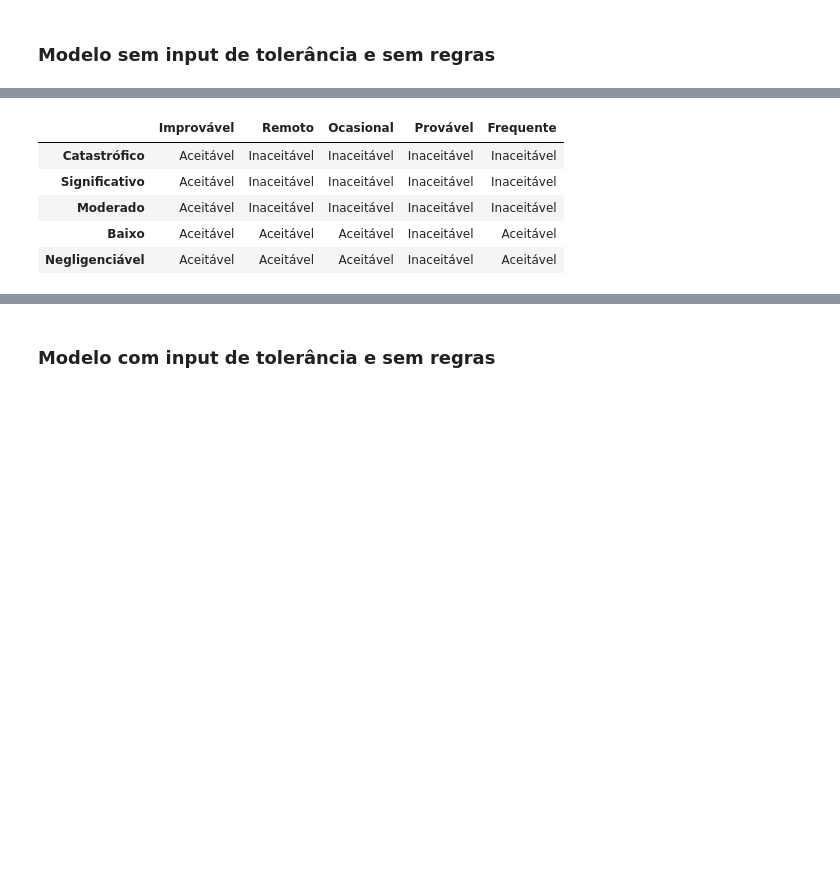
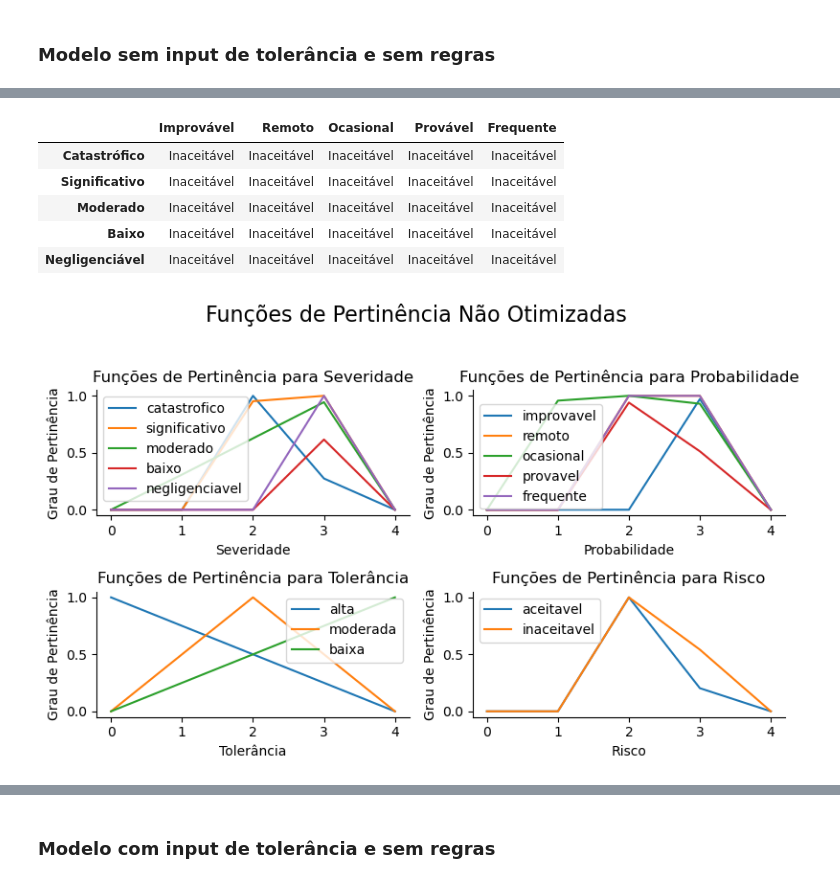
Before and after one commit to Nielo-47/ICA, a Jupyter notebook: Fuzzy.ipynb, the cells around one changed output, grey strips where cells are left out. Drawn from its saved outputs; the diff is of its cells as text; code cells hidden in the pictures; blank space fills up the shorter version.

```diff
--- a/Fuzzy.ipynb
+++ b/Fuzzy.ipynb
@@ -425,10 +460,10 @@ plt.show()
 # %%
 def calcular_centroide(severidade, probabilidade, tolerancia=None):
-    uniao = fuzz.fuzzy_and(x_sev, fp_sev[severidade], x_prob, fp_prob[probabilidade])
+    intersecao = fuzz.fuzzy_and(x_sev, fp_sev[severidade], x_prob, fp_prob[probabilidade])
     if tolerancia:
-        uniao = fuzz.fuzzy_and(*uniao, x_tol, fp_tol[tolerancia])
+        intersecao = fuzz.fuzzy_and(*intersecao, x_tol, fp_tol[tolerancia])
 
-    return uniao, defuzz(*uniao, "centroid")
+    return intersecao, defuzz(*intersecao, "centroid")
 
 
 def calcular_risco_sem_regras(severidade, probabilidade, tolerancia=None, plotar=False):
@@ -473,37 +508,35 @@ def gerar_matriz_de_risco_sem_regras(tolerancia=None):
     )
 
 
-def mostra_matriz_sem_tol_com_parametros_otimizados(params_otimizados):
-    # Definindo as funcoes de pertinencia otimizadas
+def atualizar_funcoes_de_pertinencia(params, tam_param, com_tol=False):
     for i, label in enumerate(CODIGOS_SEVERIDADE):
-        sev_param = params_otimizados[i * 3 : (i + 1) * 3]
-        fp_sev[label] = fuzz.gbellmf(x_sev, *sev_param)
+        sev_param = np.sort(params[i * tam_param : (i + 1) * tam_param])
+        fp_sev[label] = fuzz.trapmf(x_sev, sev_param)
 
     for i, label in enumerate(CODIGOS_PROBABILIDADE):
-        prob_param = params_otimizados[15 + i * 3 : 15 + (i + 1) * 3]
-        fp_prob[label] = fuzz.gbellmf(x_prob, *prob_param)
+        prob_param = np.sort(params[5 * tam_param + i * tam_param : 5 * tam_param + (i + 1) * tam_param])
+        fp_prob[label] = fuzz.trapmf(x_prob, prob_param)
+
+    if com_tol:
+        for i, label in enumerate(CODIGOS_TOLERANCIA):
+            tol_param = np.sort(params[10 * tam_param + i * tam_param : 10 * tam_param + (i + 1) * tam_param])
+            fp_tol[label] = fuzz.trapmf(x_tol, tol_param)
+        offset = 13 * tam_param
+    else:
+        offset = 10 * tam_param
 
     for i, label in enumerate(CODIGOS_RISCO):
-        risc_param = params_otimizados[30 + i * 3 : 30 + (i + 1) * 3]
-        fp_risc[label] = fuzz.gbellmf(x_risc, *risc_param)
+        risc_param = np.sort(params[offset + i * tam_param : offset + (i + 1) * tam_param])
+        fp_risc[label] = fuzz.trapmf(x_risc, risc_param)
 
+def mostra_matriz_sem_tol_com_parametros_otimizados(params_otimizados):
+    atualizar_funcoes_de_pertinencia(params_otimizados, 4)
     display(gerar_matriz_de_risco_sem_regras())
 
 
 def mostrar_matrizes_com_parametros_otimizados(params_otimizados):
     # Definindo as funcoes de pertinencia otimizadas
-
-    for i, label in enumerate(CODIGOS_SEVERIDADE):
-        sev_param = params_otimizados[i * 3 : (i + 1) * 3]
-        fp_sev[label] = fuzz.gbellmf(x_sev, *sev_param)
-
-    for i, label in enumerate(CODIGOS_PROBABILIDADE):
-        prob_param = params_otimizados[15 + i * 3 : 15 + (i + 1) * 3]
-        fp_prob[label] = fuzz.gbellmf(x_prob, *prob_param)
-
-    for i, label in enumerate(CODIGOS_RISCO):
-        risc_param = params_otimizados[30 + i * 3 : 30 + (i + 1) * 3]
-        fp_risc[label] = fuzz.gbellmf(x_risc, *risc_param)
+    atualizar_funcoes_de_pertinencia(params_otimizados, 4)
 
     for tol in ROTULOS_TOLERANCIA:
         print(f"Matriz de Risco - Tolerancia {tol}")
@@ -589,9 +605,11 @@ melhor_custo, params_otimizados = GeneralOptimizerPSO(
 # %%
 mostra_matriz_sem_tol_com_parametros_otimizados(params_otimizados)
+mostrar_funcoes_pertinencia()
 # %% [output]
 |  | Improvável | Remoto | Ocasional | Provável | Frequente |
-| Catastrófico | Aceitável | Inaceitável | Inaceitável | Inaceitável | Inaceitável |
-| Significativo | Aceitável | Inaceitável | Inaceitável | Inaceitável | Inaceitável |
-| Moderado | Aceitável | Inaceitável | Inaceitável | Inaceitável | Inaceitável |
-| Baixo | Aceitável | Aceitável | Aceitável | Inaceitável | Aceitável |
-| Negligenciável | Aceitável | Aceitável | Aceitável | Inaceitável | Aceitável |
+| Catastrófico | Inaceitável | Inaceitável | Inaceitável | Inaceitável | Inaceitável |
+| Significativo | Inaceitável | Inaceitável | Inaceitável | Inaceitável | Inaceitável |
+| Moderado | Inaceitável | Inaceitável | Inaceitável | Inaceitável | Inaceitável |
+| Baixo | Inaceitável | Inaceitável | Inaceitável | Inaceitável | Inaceitável |
+| Negligenciável | Inaceitável | Inaceitável | Inaceitável | Inaceitável | Inaceitável |
+[figure, added]
```
Also changed, not shown: parts of 9 cells of this notebook, 2 other files.
